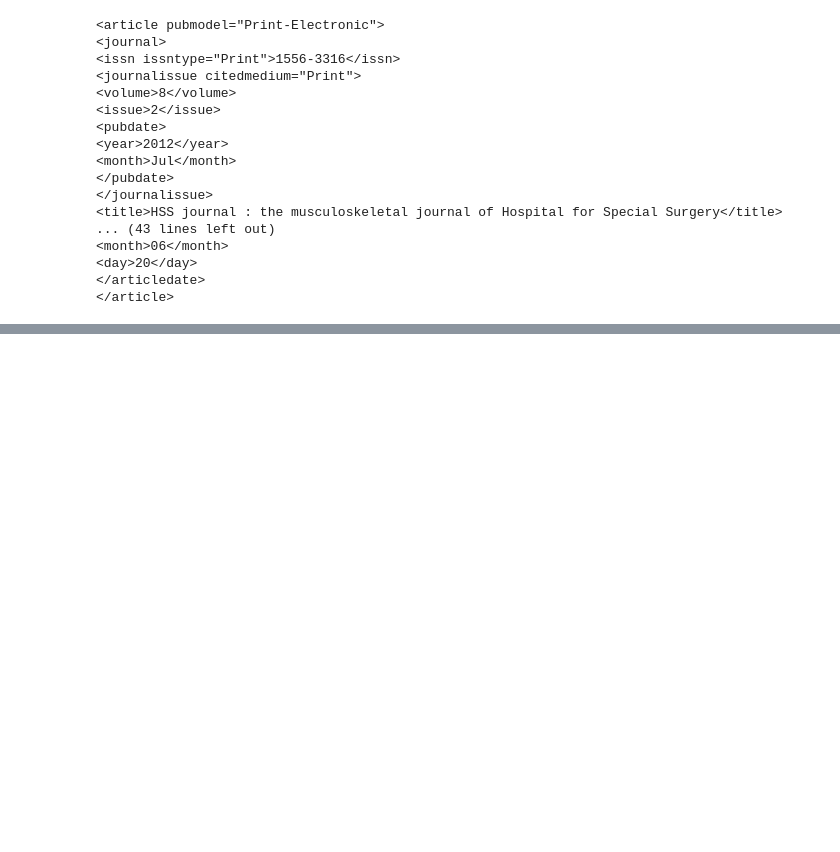
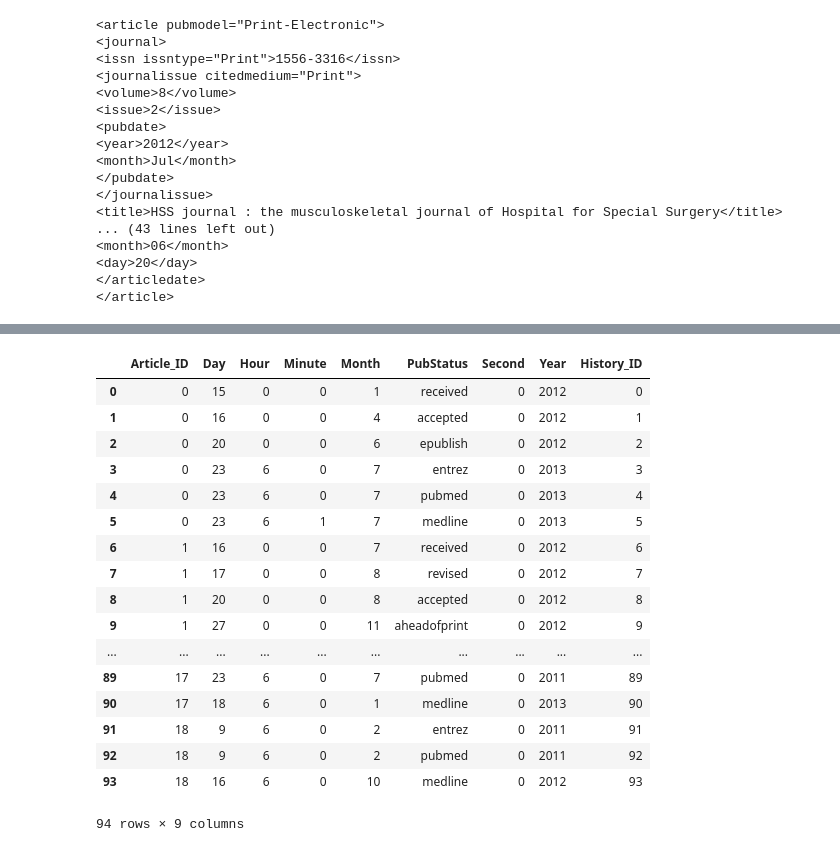
Before and after one commit to tobyatgithub/CS5200_Practicum2, a Jupyter notebook: XML_Explore.ipynb, the cells around one changed output, grey strips where cells are left out. Saved outputs shown, nothing was run; the diff lists cells and outputs as text; code cells hidden in the pictures; blank space fills up the shorter version.

Commit message:
add erd v2, finished xml exploreation and transform to csv in jn, and finished first draft of r notebook for creating tables in sqlite.

```diff
--- a/XML_Explore.ipynb
+++ b/XML_Explore.ipynb
@@ -132,0 +177,4 @@ def extractArticleInfo(PubmedArticle):
+# %%
+df = pd.DataFrame([extractArticleInfo(_) for _ in articles])
+df['Article_ID'] = df.index
+df.head()
@@ -132,0 +237,14 @@ def extractArticleInfo(PubmedArticle):
+# %%
+def extractHistoryInfo(history):
+    info = {
+        "PubStatus": history["pubstatus"],
+        "Year": int(history.find("year").text) if history.find("year") else 0,
+        "Month": int(history.find("month").text) if history.find("month") else 0,
+        "Day": int(history.find("day").text) if history.find("day") else 0,
+        "Hour": int(history.find("hour").text) if history.find("hour") else 0,
+        "Minute": int(history.find("minute").text) if history.find("minute") else 0,
+        "Second": int(history.find("second").text) if history.find("second") else 0
+    }
+    return info
+history = df.iloc[0]["History"]
+history
@@ -132,0 +269,3 @@ def extractArticleInfo(PubmedArticle):
+# %%
+history_df = pd.DataFrame(columns = ["Article_ID"] + list(extractHistoryInfo(history[0]).keys()))
+history_df.head()
@@ -132,0 +274,5 @@ def extractArticleInfo(PubmedArticle):
+# %%
+for index, history in enumerate(df["History"].tolist()):
+    tmp_df = pd.DataFrame([extractHistoryInfo(_) for _ in history])
+    tmp_df["Article_ID"] = index
+    history_df = history_df.append(tmp_df)
@@ -132,0 +287,23 @@ def extractArticleInfo(PubmedArticle):
+# %%
+history_df.reset_index(drop=True, inplace=True)
+history_df["History_ID"] = history_df.index
+history_df
+# %% [output]
+|  | Article_ID | Day | Hour | Minute | Month | PubStatus | Second | Year | History_ID |
+| 0 | 0 | 15 | 0 | 0 | 1 | received | 0 | 2012 | 0 |
+| 1 | 0 | 16 | 0 | 0 | 4 | accepted | 0 | 2012 | 1 |
+| 2 | 0 | 20 | 0 | 0 | 6 | epublish | 0 | 2012 | 2 |
+| 3 | 0 | 23 | 6 | 0 | 7 | entrez | 0 | 2013 | 3 |
+| 4 | 0 | 23 | 6 | 0 | 7 | pubmed | 0 | 2013 | 4 |
+| 5 | 0 | 23 | 6 | 1 | 7 | medline | 0 | 2013 | 5 |
+| 6 | 1 | 16 | 0 | 0 | 7 | received | 0 | 2012 | 6 |
+| 7 | 1 | 17 | 0 | 0 | 8 | revised | 0 | 2012 | 7 |
+| 8 | 1 | 20 | 0 | 0 | 8 | accepted | 0 | 2012 | 8 |
+| 9 | 1 | 27 | 0 | 0 | 11 | aheadofprint | 0 | 2012 | 9 |
+| ... | ... | ... | ... | ... | ... | ... | ... | ... | ... |
+| 89 | 17 | 23 | 6 | 0 | 7 | pubmed | 0 | 2011 | 89 |
+| 90 | 17 | 18 | 6 | 0 | 1 | medline | 0 | 2013 | 90 |
+| 91 | 18 | 9 | 6 | 0 | 2 | entrez | 0 | 2011 | 91 |
+| 92 | 18 | 9 | 6 | 0 | 2 | pubmed | 0 | 2011 | 92 |
+| 93 | 18 | 16 | 6 | 0 | 10 | medline | 0 | 2012 | 93 |
+94 rows × 9 columns
```
Also changed, not shown: parts of 24 cells of this notebook, 5 other files.
